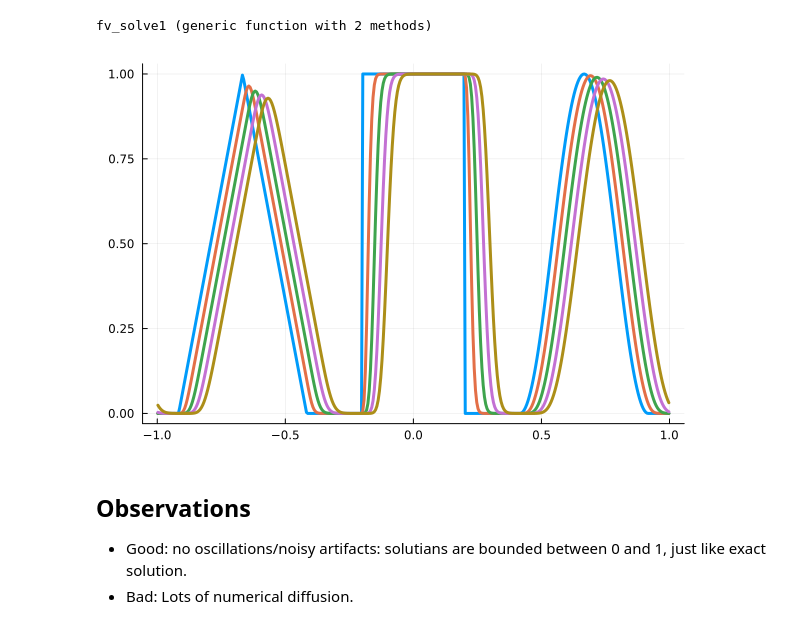
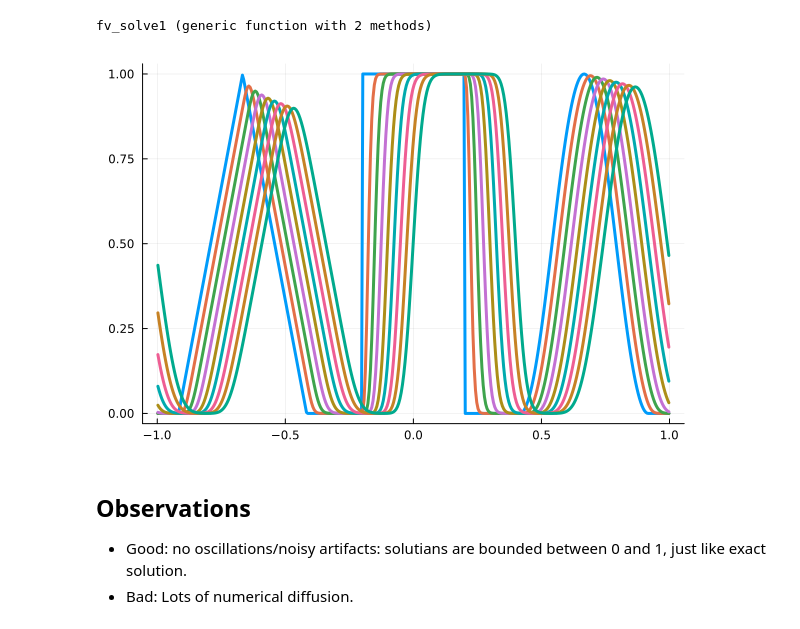
Before and after one commit to cu-numpde/spring26, a Jupyter notebook: slides/2026-04-10-finite-volume.ipynb, the cells around one changed output. Drawn from its saved outputs; the diff is of its cells as text; code cells hidden in the pictures.

```diff
--- a/slides/2026-04-10-finite-volume.ipynb
+++ b/slides/2026-04-10-finite-volume.ipynb
@@ -162,6 +160,6 @@ end
 # %% [output]
 fv_solve0 (generic function with 2 methods)
 # %%
-x, thist, uhist = fv_solve0(flux_traffic, testfunc, 100, .2)
+x, thist, uhist = fv_solve0(flux_burgers, testfunc, 100, .2)
 plot(x, uhist[:,1:5:end], legend=:none)
 # %% [output]
@@ -188,7 +186,7 @@ $$ \tilde F(u, u) = F(u) .$$
 # %% [markdown]
 # A solver based on Riemann problems
 # %%
-riemann_advection(uL, uR) = 1*uL # velocity is +1
+riemann_advection(uL, uR) = +1*uL # velocity is +1
 
 function fv_solve1(riemann, u_init, n, tfinal=1)
     h = 2 / n
@@ -197,7 +195,7 @@ function fv_solve1(riemann, u_init, n, tfinal=1)
     idxR = 1 .+ (n+1:2*n) .% n
     function rhs(t, u)
         fluxL = riemann(u[idxL], u)
-        fluxR = riemann( )
+        fluxR = riemann(u, u[idxR])
         (fluxL - fluxR) / h
     end
     thist, uhist = ode_rk_explicit(rhs, u_init.(x), h=h, tfinal=tfinal)
@@ -206,10 +204,10 @@ end
 # %% [output]
 fv_solve1 (generic function with 2 methods)
 # %%
-x, thist, uhist = fv_solve1(riemann_advection, testfunc, 400, .1)
+x, thist, uhist = fv_solve1(riemann_advection, testfunc, 400, .2)
 plot(x, uhist[:,1:5:end], legend=:none)
 # %% [output]
-[figure, old version]
+[figure, new version]
 # %% [markdown]
 ## Observations
 * Good: no oscillations/noisy artifacts: solutians are bounded between 0 and 1, just like exact solution.
```
Also changed, not shown: parts of 4 cells of this notebook, 2 other files.
